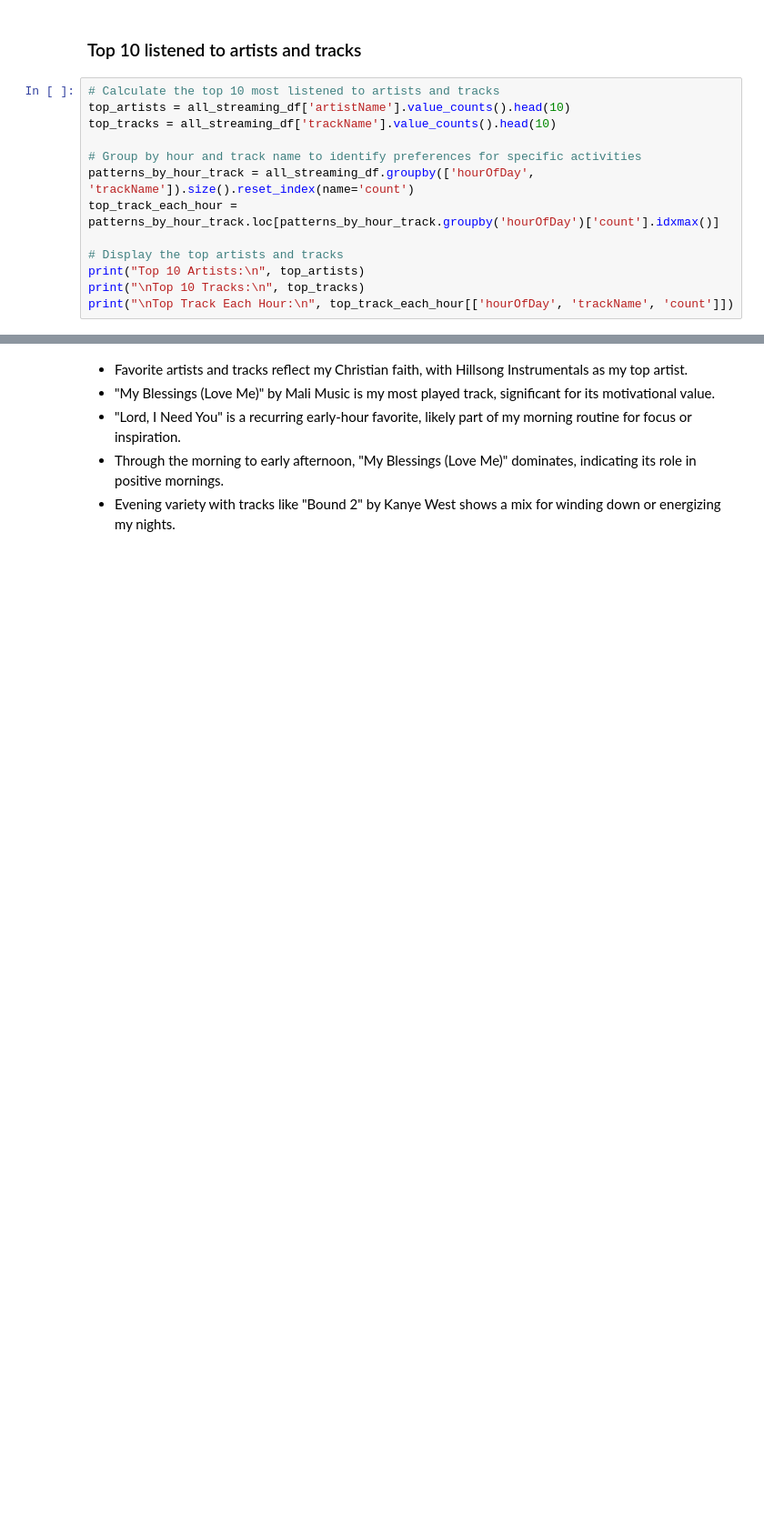
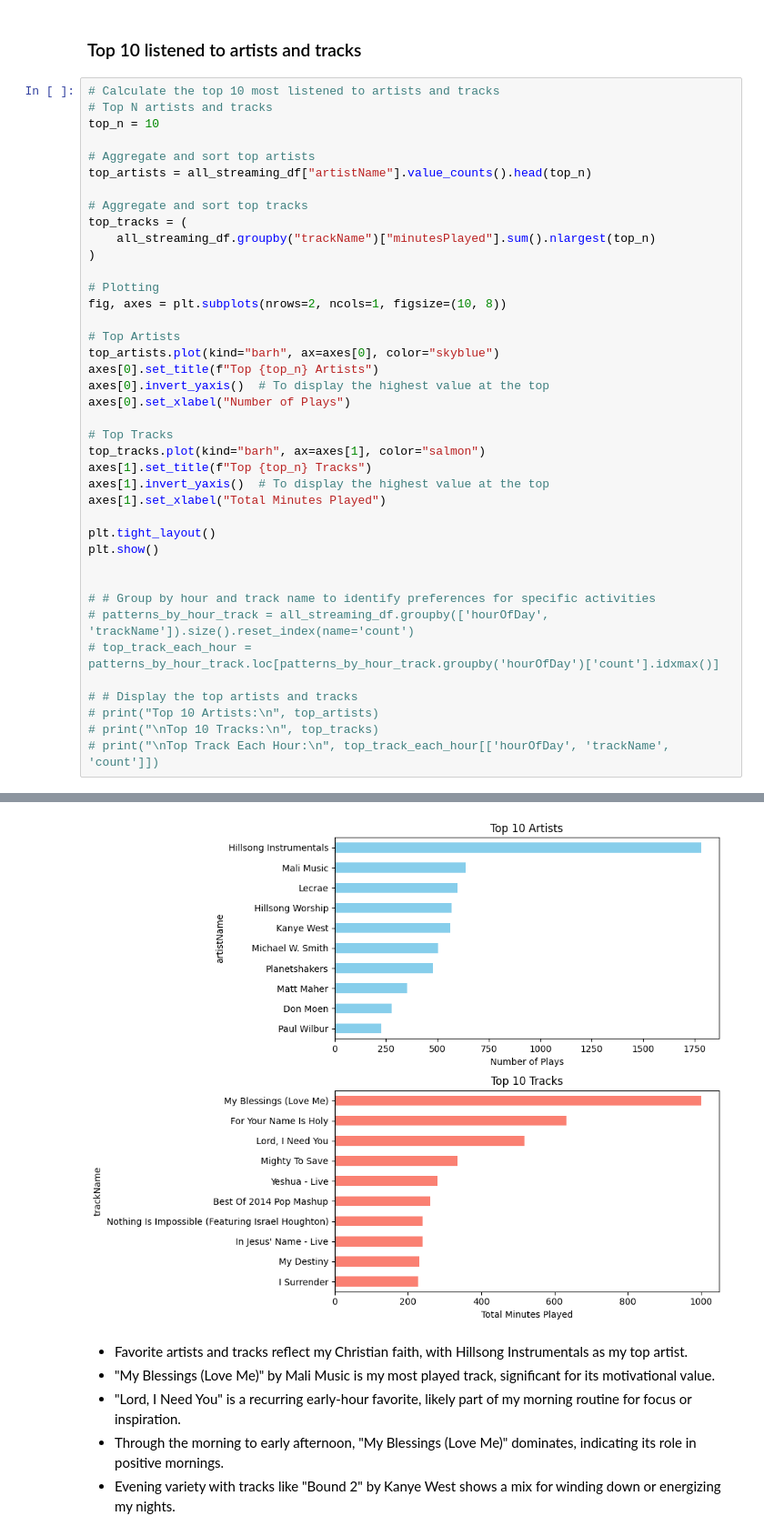
Before and after one commit to iam-hbk/Spotify-Data-Analysis, a Jupyter notebook: Assignment2.ipynb, the cells around one changed output, grey strips where cells are left out. Shown at 91% size. Cells and saved outputs as stored; diff of their text form; blank space fills up the shorter version.

```diff
--- a/Assignment2.ipynb
+++ b/Assignment2.ipynb
@@ -241,15 +281,42 @@ So, music is a big part of my day, every day. It keeps me going whether I’m wo
 ### Top 10 listened to artists and tracks
 # %%
 # Calculate the top 10 most listened to artists and tracks
-top_artists = all_streaming_df['artistName'].value_counts().head(10)
-top_tracks = all_streaming_df['trackName'].value_counts().head(10)
+# Top N artists and tracks
+top_n = 10
 
-# Group by hour and track name to identify preferences for specific activities
-patterns_by_hour_track = all_streaming_df.groupby(['hourOfDay', 'trackName']).size().reset_index(name='count')
-top_track_each_hour = patterns_by_hour_track.loc[patterns_by_hour_track.groupby('hourOfDay')['count'].idxmax()]
+# Aggregate and sort top artists
+top_artists = all_streaming_df["artistName"].value_counts().head(top_n)
 
-# Display the top artists and tracks
-print("Top 10 Artists:\n", top_artists)
-print("\nTop 10 Tracks:\n", top_tracks)
-print("\nTop Track Each Hour:\n", top_track_each_hour[['hourOfDay', 'trackName', 'count']])
+# Aggregate and sort top tracks
+top_tracks = (
+    all_streaming_df.groupby("trackName")["minutesPlayed"].sum().nlargest(top_n)
+)
+
+# Plotting
+fig, axes = plt.subplots(nrows=2, ncols=1, figsize=(10, 8))
+
+# Top Artists
+top_artists.plot(kind="barh", ax=axes[0], color="skyblue")
+axes[0].set_title(f"Top {top_n} Artists")
+axes[0].invert_yaxis()  # To display the highest value at the top
+axes[0].set_xlabel("Number of Plays")
+
+# Top Tracks
+top_tracks.plot(kind="barh", ax=axes[1], color="salmon")
+axes[1].set_title(f"Top {top_n} Tracks")
+axes[1].invert_yaxis()  # To display the highest value at the top
+axes[1].set_xlabel("Total Minutes Played")
+
+plt.tight_layout()
+plt.show()
+
+
+# # Group by hour and track name to identify preferences for specific activities
+# patterns_by_hour_track = all_streaming_df.groupby(['hourOfDay', 'trackName']).size().reset_index(name='count')
+# top_track_each_hour = patterns_by_hour_track.loc[patterns_by_hour_track.groupby('hourOfDay')['count'].idxmax()]
+
+# # Display the top artists and tracks
+# print("Top 10 Artists:\n", top_artists)
+# print("\nTop 10 Tracks:\n", top_tracks)
+# print("\nTop Track Each Hour:\n", top_track_each_hour[['hourOfDay', 'trackName', 'count']])
 # %% [output]
@@ -273,3 +323,4 @@ Paul Wilbur                227
+[figure, added]
 # %% [markdown]
 - Favorite artists and tracks reflect my Christian faith, with Hillsong Instrumentals as my top artist.
 - "My Blessings (Love Me)" by Mali Music is my most played track, significant for its motivational value.
```
Also changed, not shown: parts of 86 cells of this notebook, 3 other files.
